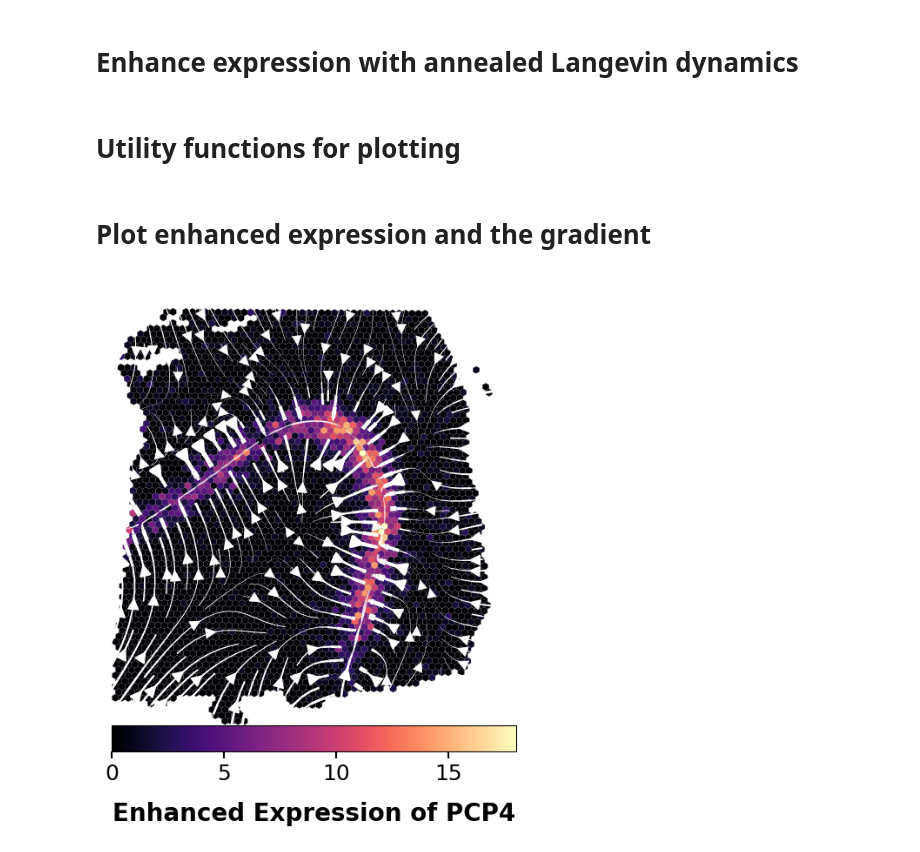
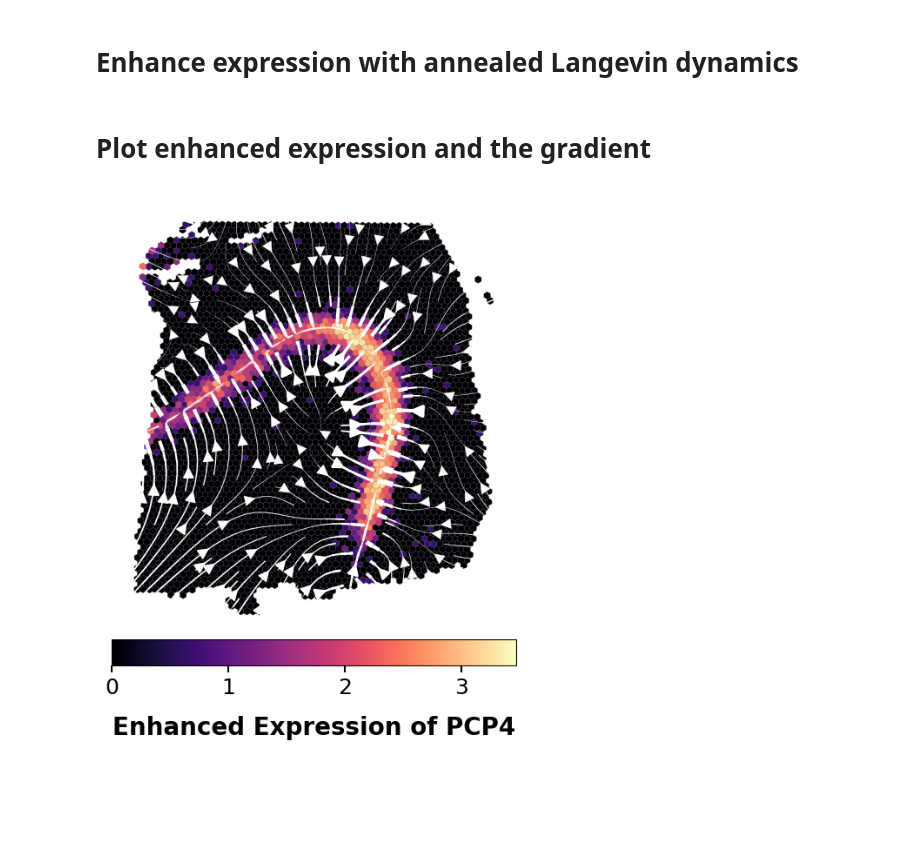
Before and after one commit to chitra-lab/SLOPER, a Jupyter notebook: demo.ipynb, the cells around one changed output. Saved outputs shown, nothing was run; the diff lists cells and outputs as text; code cells hidden in the pictures; blank space fills up the shorter version.

```diff
--- a/demo.ipynb
+++ b/demo.ipynb
@@ -59,20 +71,23 @@ train(
 # %% [markdown]
 # Enhance expression with annealed Langevin dynamics
 # %%
+# Get the score-model outputs (estimated ∇ log φ) at each spatial coordinate.
 outs = get_model_outputs(model, coords_t)
+# Identify the index of the current gene in the original gene list.
 gene_idx = list(orig_gene).index(gene)
+# Compute the total number of transcripts for this gene (using raw counts) as the number of Langevin-simulated transcript locations we will generate.
 total_counts = int(np.asarray(adata.layers["raw_counts"].toarray()[:, gene_idx]).sum())
+# Run Langevin dynamics to sample M = total_counts transcript locations inside the tissue polygon. The SDF projector ensures samples stay inside.
 samples = sample_ld_in_polygon_sdf(
     model, projector,
     M=total_counts,
-    T=500,
+    T=800,
     eps=0.15,
     sigma_noise=1.0, alpha=0.999,
     project_every=1, project_iters=1, push_in=1e-3,
     poly=poly
 )
+# Convert simulated transcript locations into spot-level enhanced expression:
 enhanced_feature = counts_from_samples_nearest(
                 coords_t, samples.detach().cpu(), return_assignments=False
             )
-# %% [markdown]
-# Utility functions for plotting
@@ -251,22 +94,24 @@ def plot_streamlines_from_scores(
 # %% [markdown]
 # Plot enhanced expression and the gradient
 # %%
+# Visualize the learned spatial gradient together with the Langevin-enhanced gene expression. We plot:
+#  (1) a streamline plot of the estimated ∇ log φ field (outs["score"])
+#  (2) a scatter background colored by log-transformed enhanced expression.
 fig, ax = plot_streamlines_from_scores(
     coords_t,
     outs["score"].detach().cpu().numpy(),
     grid_density=1.0,
     smooth=.5,
     n_neighbors=None,      # auto-choose
     min_mass=1,            # IMPORTANT: numeric when adjust_for_stream=True
     cutoff_perc=0,
     seed_density=1.2,
     arrowsize=2,
     base_linewidth=5.5,
-    counts=enhanced_feature,
-    #counts = np.log1p(enhanced_feature),
+    counts = np.log1p(enhanced_feature),
     title="",
     color_bar_name=f"Enhanced Expression of {gene}",
     minlength=0.05
 )
 # %% [output]
-[figure, old version]
+[figure, new version]
```
Also changed, not shown: parts of 10 cells of this notebook, 3 other files.
